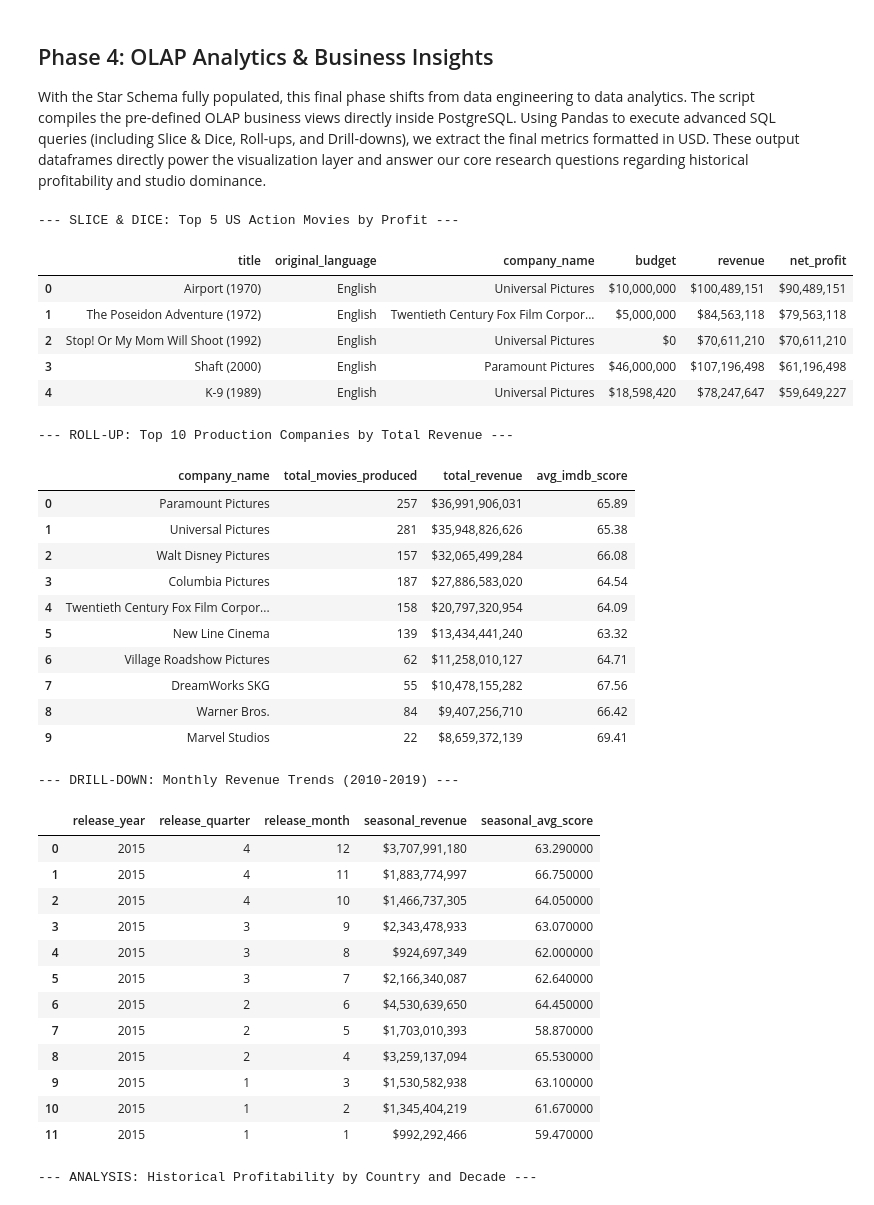
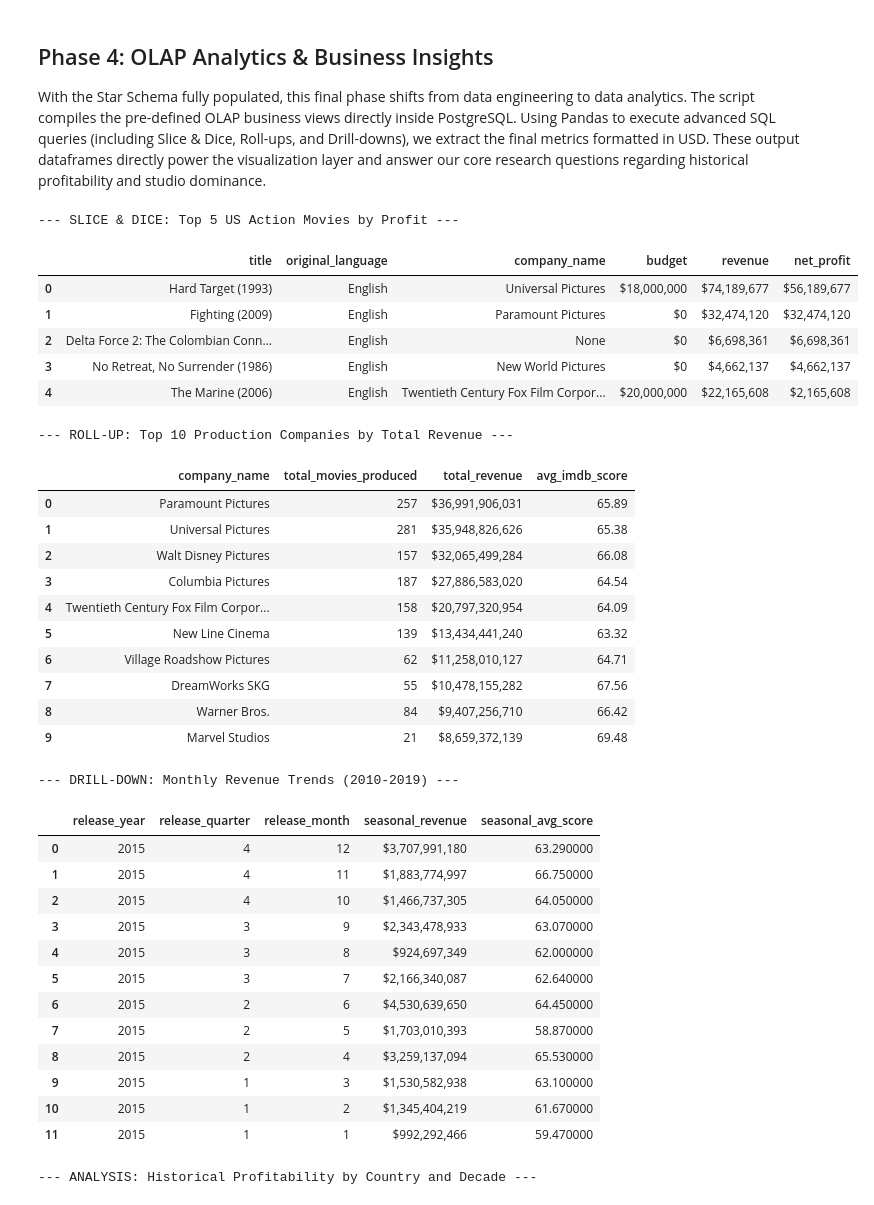
Before and after one commit to Fredo02/DM_Project_Movies, a Jupyter notebook: notebooks/01_data_profiling.ipynb, the cells around one changed output. Drawn from its saved outputs; the diff is of its cells as text; code cells hidden in the pictures.

```diff
--- a/notebooks/01_data_profiling.ipynb
+++ b/notebooks/01_data_profiling.ipynb
@@ -313,7 +403,7 @@ import pandas as pd
 from sqlalchemy import create_engine
 
 # Database connection
-DB_STRING = "postgresql://postgres:admin123@192.168.1.221:5432/movies_dw"
+DB_STRING = "postgresql://postgres:Alfredo2002.@172.28.112.1:5432/movies_dw"
 engine = create_engine(DB_STRING)
 
 # 1. Compilation of logical views in the database
@@ -325,42 +415,42 @@ with engine.raw_connection() as conn:
     with conn.cursor() as cursor:
         cursor.execute(sql_script)
     conn.commit()
 
 # 2. OLAP Analysis: Reading and Formatting
 # Define a common style for financial columns to make them readable in USD
 format_dict = {
     'budget': '${:,.0f}',
     'revenue': '${:,.0f}',
     'net_profit': '${:,.0f}',
     'total_revenue': '${:,.0f}',
     'seasonal_revenue': '${:,.0f}',
     'total_net_profit': '${:,.0f}',
     'avg_imdb_score': '{:.2f}'
 }
 
 print("--- SLICE & DICE: Top 5 US Action Movies by Profit ---")
-df1 = pd.read_sql("SELECT * FROM view_top_us_action_movies", engine)
+df1 = pd.read_sql("SELECT * FROM dw.view_top_us_action_movies", engine)
 display(df1.style.format(format_dict))
 
 print("\n--- ROLL-UP: Top 10 Production Companies by Total Revenue ---")
-df2 = pd.read_sql("SELECT * FROM view_top_production_companies", engine)
+df2 = pd.read_sql("SELECT * FROM dw.view_top_production_companies", engine)
 display(df2.style.format(format_dict))
 
 print("\n--- DRILL-DOWN: Monthly Revenue Trends (2010-2019) ---")
-df3 = pd.read_sql("SELECT * FROM view_monthly_revenue_trends", engine)
+df3 = pd.read_sql("SELECT * FROM dw.view_monthly_revenue_trends", engine)
 display(df3.style.format(format_dict))
 
 print("\n--- ANALYSIS: Historical Profitability by Country and Decade ---")
-df4 = pd.read_sql("SELECT * FROM view_historical_profitability", engine)
+df4 = pd.read_sql("SELECT * FROM dw.view_historical_profitability", engine)
 display(df4.style.format(format_dict))
 # %% [output]
 --- SLICE & DICE: Top 5 US Action Movies by Profit ---
 |  | title | original_language | company_name | budget | revenue | net_profit |
-| 0 | Airport (1970) | English | Universal Pictures | $10,000,000 | $100,489,151 | $90,489,151 |
-| 1 | The Poseidon Adventure (1972) | English | Twentieth Century Fox Film Corpor... | $5,000,000 | $84,563,118 | $79,563,118 |
-| 2 | Stop! Or My Mom Will Shoot (1992) | English | Universal Pictures | $0 | $70,611,210 | $70,611,210 |
-| 3 | Shaft (2000) | English | Paramount Pictures | $46,000,000 | $107,196,498 | $61,196,498 |
-| 4 | K-9 (1989) | English | Universal Pictures | $18,598,420 | $78,247,647 | $59,649,227 |
+| 0 | Hard Target (1993) | English | Universal Pictures | $18,000,000 | $74,189,677 | $56,189,677 |
+| 1 | Fighting (2009) | English | Paramount Pictures | $0 | $32,474,120 | $32,474,120 |
+| 2 | Delta Force 2: The Colombian Conn... | English | None | $0 | $6,698,361 | $6,698,361 |
+| 3 | No Retreat, No Surrender (1986) | English | New World Pictures | $0 | $4,662,137 | $4,662,137 |
+| 4 | The Marine (2006) | English | Twentieth Century Fox Film Corpor... | $20,000,000 | $22,165,608 | $2,165,608 |
 --- ROLL-UP: Top 10 Production Companies by Total Revenue ---
 |  | company_name | total_movies_produced | total_revenue | avg_imdb_score |
 | 0 | Paramount Pictures | 257 | $36,991,906,031 | 65.89 |
@@ -372,7 +462,7 @@ display(df4.style.format(format_dict))
 | 6 | Village Roadshow Pictures | 62 | $11,258,010,127 | 64.71 |
 | 7 | DreamWorks SKG | 55 | $10,478,155,282 | 67.56 |
 | 8 | Warner Bros. | 84 | $9,407,256,710 | 66.42 |
-| 9 | Marvel Studios | 22 | $8,659,372,139 | 69.41 |
+| 9 | Marvel Studios | 21 | $8,659,372,139 | 69.48 |
 --- DRILL-DOWN: Monthly Revenue Trends (2010-2019) ---
 |  | release_year | release_quarter | release_month | seasonal_revenue | seasonal_avg_score |
 | 0 | 2015 | 4 | 12 | $3,707,991,180 | 63.290000 |
```
Also changed, not shown: parts of 2 cells of this notebook, 1 other file.
